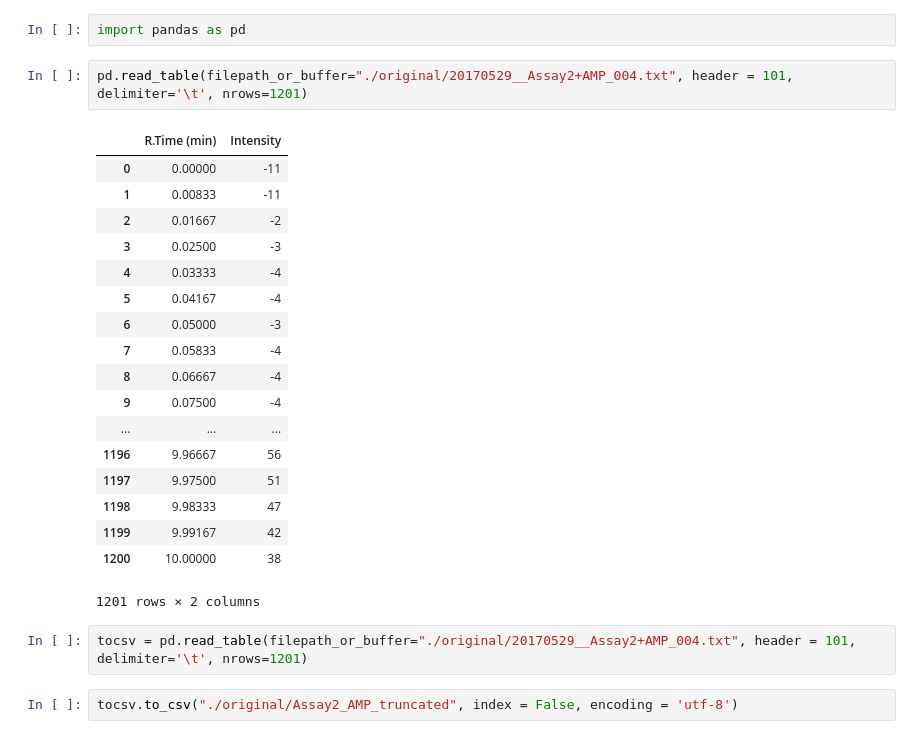
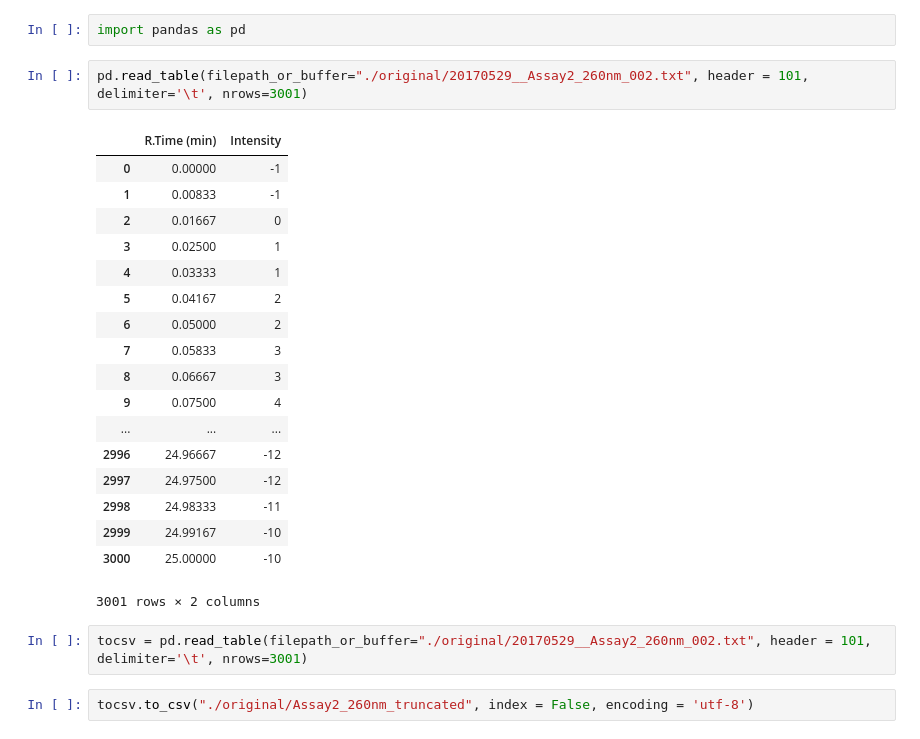
Before and after one commit to sluo6/data, a Jupyter notebook: Data to csv.ipynb, the cells around one changed output. Cells and saved outputs as stored; diff of their text form.

```diff
--- a/Data to csv.ipynb
+++ b/Data to csv.ipynb
@@ -1,27 +1,27 @@
 # %%
 import pandas as pd
 # %%
-pd.read_table(filepath_or_buffer="./original/20170529__Assay2+AMP_004.txt", header = 101, delimiter='\t', nrows=1201)
+pd.read_table(filepath_or_buffer="./original/20170529__Assay2_260nm_002.txt", header = 101, delimiter='\t', nrows=3001)
 # %% [output]
 |  | R.Time (min) | Intensity |
-| 0 | 0.00000 | -11 |
-| 1 | 0.00833 | -11 |
-| 2 | 0.01667 | -2 |
-| 3 | 0.02500 | -3 |
-| 4 | 0.03333 | -4 |
-| 5 | 0.04167 | -4 |
-| 6 | 0.05000 | -3 |
-| 7 | 0.05833 | -4 |
-| 8 | 0.06667 | -4 |
-| 9 | 0.07500 | -4 |
+| 0 | 0.00000 | -1 |
+| 1 | 0.00833 | -1 |
+| 2 | 0.01667 | 0 |
+| 3 | 0.02500 | 1 |
+| 4 | 0.03333 | 1 |
+| 5 | 0.04167 | 2 |
+| 6 | 0.05000 | 2 |
+| 7 | 0.05833 | 3 |
+| 8 | 0.06667 | 3 |
+| 9 | 0.07500 | 4 |
 | ... | ... | ... |
-| 1196 | 9.96667 | 56 |
-| 1197 | 9.97500 | 51 |
-| 1198 | 9.98333 | 47 |
-| 1199 | 9.99167 | 42 |
-| 1200 | 10.00000 | 38 |
+| 2996 | 24.96667 | -12 |
+| 2997 | 24.97500 | -12 |
+| 2998 | 24.98333 | -11 |
+| 2999 | 24.99167 | -10 |
+| 3000 | 25.00000 | -10 |
-1201 rows × 2 columns
+3001 rows × 2 columns
 # %%
-tocsv = pd.read_table(filepath_or_buffer="./original/20170529__Assay2+AMP_004.txt", header = 101, delimiter='\t', nrows=1201)
+tocsv = pd.read_table(filepath_or_buffer="./original/20170529__Assay2_260nm_002.txt", header = 101, delimiter='\t', nrows=3001)
 # %%
-tocsv.to_csv("./original/Assay2_AMP_truncated", index = False, encoding = 'utf-8')
+tocsv.to_csv("./original/Assay2_260nm_truncated", index = False, encoding = 'utf-8')
```
Also changed, not shown: 4 other files.
